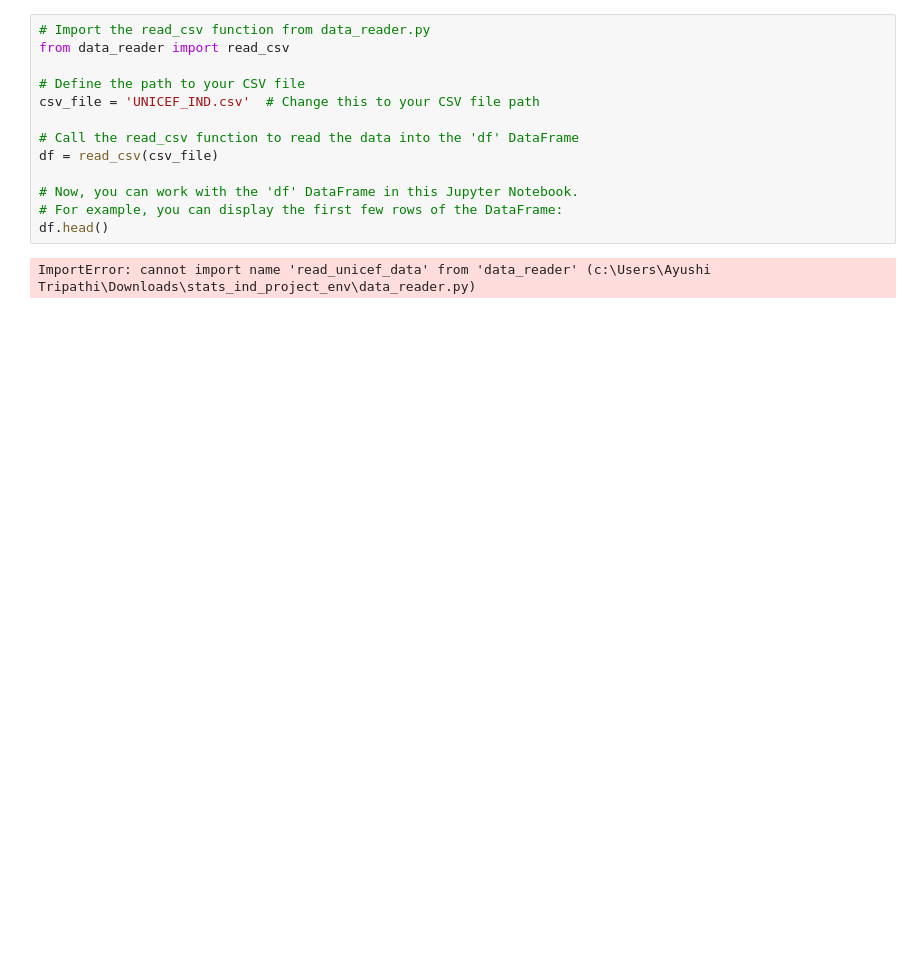
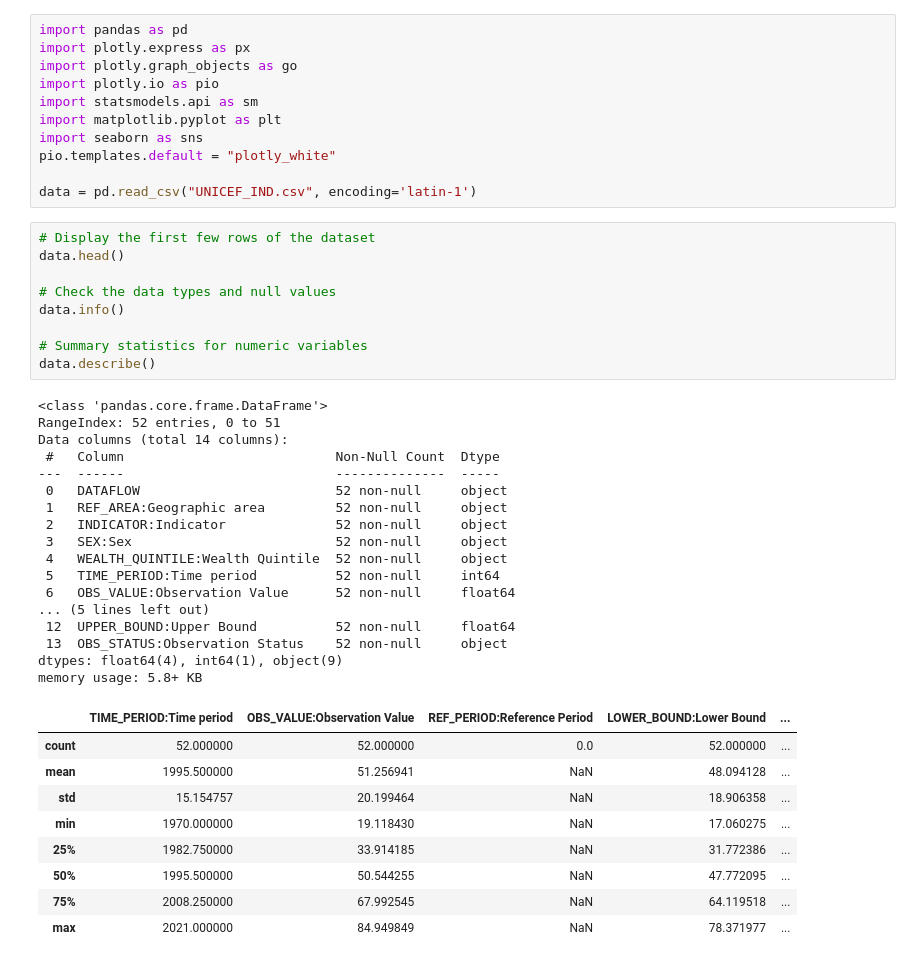
Before and after one commit to tropicalfishonastick/India-Neonatal-Mortality-Analysis, a Jupyter notebook: unicef_ind.ipynb, the cells around one changed output. Drawn from its saved outputs; the diff is of its cells as text; blank space fills up the shorter version.

```diff
--- a/unicef_ind.ipynb
+++ b/unicef_ind.ipynb
@@ -1,15 +1,47 @@
-# %%
-# Import the read_csv function from data_reader.py
-from data_reader import read_csv
-
-# Define the path to your CSV file
-csv_file = 'UNICEF_IND.csv'  # Change this to your CSV file path
-
-# Call the read_csv function to read the data into the 'df' DataFrame
-df = read_csv(csv_file)
-
-# Now, you can work with the 'df' DataFrame in this Jupyter Notebook.
-# For example, you can display the first few rows of the DataFrame:
-df.head()
-# %% [output]
-ImportError: cannot import name 'read_unicef_data' from 'data_reader' (c:\Users\Ayushi Tripathi\Downloads\stats_ind_project_env\data_reader.py)
+# %%
+import pandas as pd
+import plotly.express as px
+import plotly.graph_objects as go
+import plotly.io as pio
+import statsmodels.api as sm
+import matplotlib.pyplot as plt
+import seaborn as sns
+pio.templates.default = "plotly_white"
+
+data = pd.read_csv("UNICEF_IND.csv", encoding='latin-1')
+# %%
+# Display the first few rows of the dataset
+data.head()
+
+# Check the data types and null values
+data.info()
+
+# Summary statistics for numeric variables
+data.describe()
+# %% [output]
+<class 'pandas.core.frame.DataFrame'>
+RangeIndex: 52 entries, 0 to 51
+Data columns (total 14 columns):
+ #   Column                           Non-Null Count  Dtype
+---  ------                           --------------  -----
+ 0   DATAFLOW                         52 non-null     object
+ 1   REF_AREA:Geographic area         52 non-null     object
+ 2   INDICATOR:Indicator              52 non-null     object
+ 3   SEX:Sex                          52 non-null     object
+ 4   WEALTH_QUINTILE:Wealth Quintile  52 non-null     object
+ 5   TIME_PERIOD:Time period          52 non-null     int64
+ 6   OBS_VALUE:Observation Value      52 non-null     float64
+... (5 lines left out)
+ 12  UPPER_BOUND:Upper Bound          52 non-null     float64
+ 13  OBS_STATUS:Observation Status    52 non-null     object
+dtypes: float64(4), int64(1), object(9)
+memory usage: 5.8+ KB
+|  | TIME_PERIOD:Time period | OBS_VALUE:Observation Value | REF_PERIOD:Reference Period | LOWER_BOUND:Lower Bound | ... |
+| count | 52.000000 | 52.000000 | 0.0 | 52.000000 | ... |
+| mean | 1995.500000 | 51.256941 | NaN | 48.094128 | ... |
+| std | 15.154757 | 20.199464 | NaN | 18.906358 | ... |
+| min | 1970.000000 | 19.118430 | NaN | 17.060275 | ... |
+| 25% | 1982.750000 | 33.914185 | NaN | 31.772386 | ... |
+| 50% | 1995.500000 | 50.544255 | NaN | 47.772095 | ... |
+| 75% | 2008.250000 | 67.992545 | NaN | 64.119518 | ... |
+| max | 2021.000000 | 84.949849 | NaN | 78.371977 | ... |
```
Also changed, not shown: parts of 4 cells of this notebook, 3 other files.
